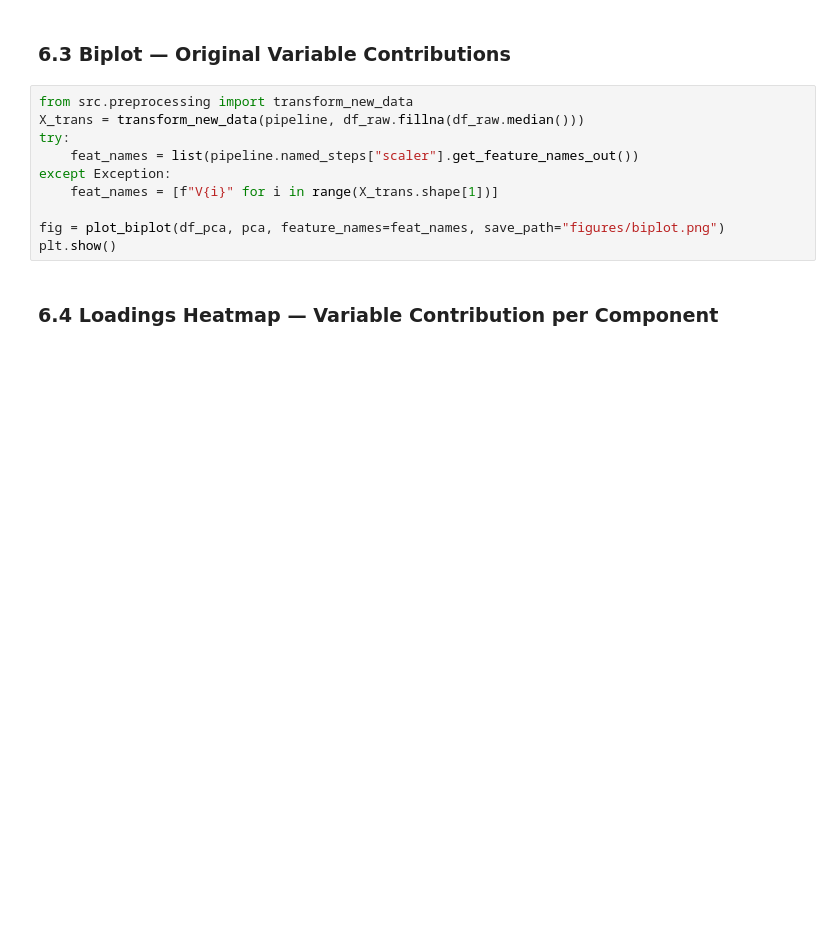
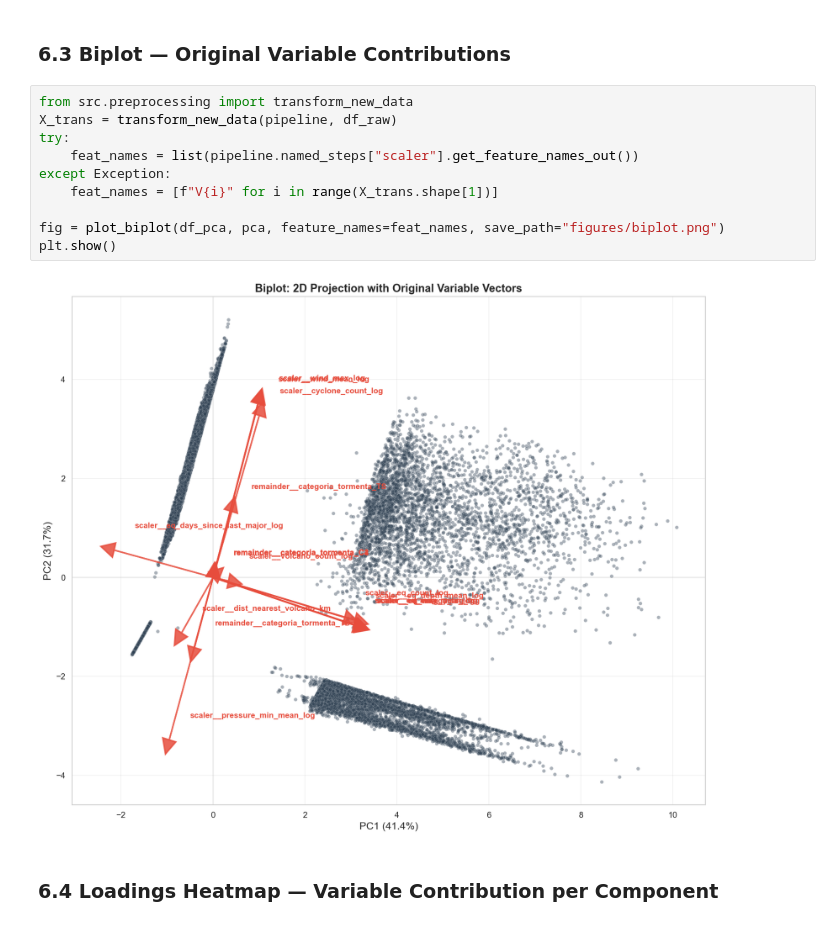
Before and after one commit to garciaguadalupevanessa-bit/Anexo_Risk, a Jupyter notebook: notebooks/04_preprocesamiento_pca.ipynb, the cells around one changed output. Cells and saved outputs as stored; diff of their text form; blank space fills up the shorter version.

```diff
--- a/notebooks/04_preprocesamiento_pca.ipynb
+++ b/notebooks/04_preprocesamiento_pca.ipynb
@@ -270,14 +348,16 @@ plt.show()
 ### 6.3 Biplot — Original Variable Contributions
 # %%
 from src.preprocessing import transform_new_data
-X_trans = transform_new_data(pipeline, df_raw.fillna(df_raw.median()))
+X_trans = transform_new_data(pipeline, df_raw)
 try:
     feat_names = list(pipeline.named_steps["scaler"].get_feature_names_out())
 except Exception:
     feat_names = [f"V{i}" for i in range(X_trans.shape[1])]
 
 fig = plot_biplot(df_pca, pca, feature_names=feat_names, save_path="figures/biplot.png")
 plt.show()
+# %% [output]
+[figure, added]
 # %% [markdown]
 ### 6.4 Loadings Heatmap — Variable Contribution per Component
 # %%
```
Also changed, not shown: parts of 18 cells of this notebook, 10 other files.
